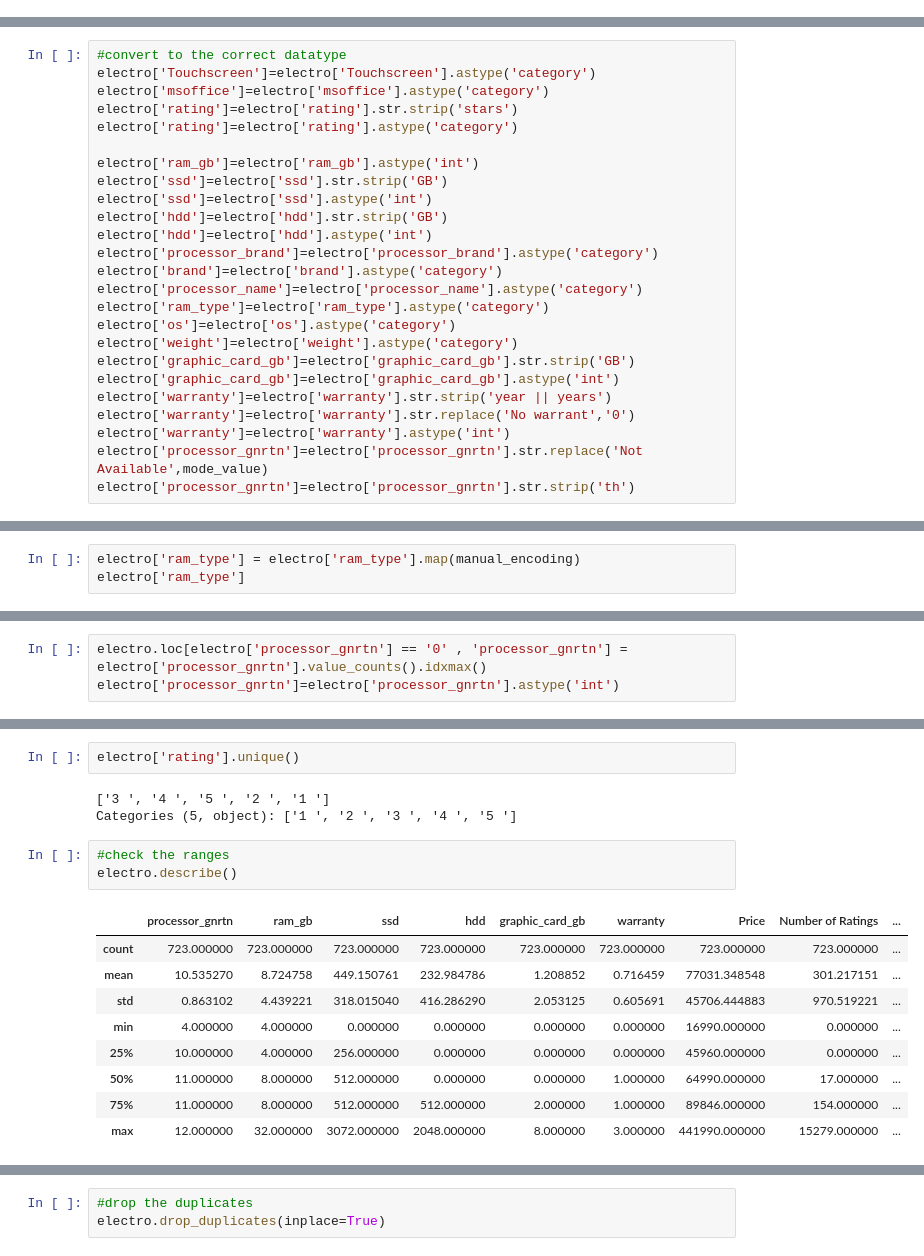
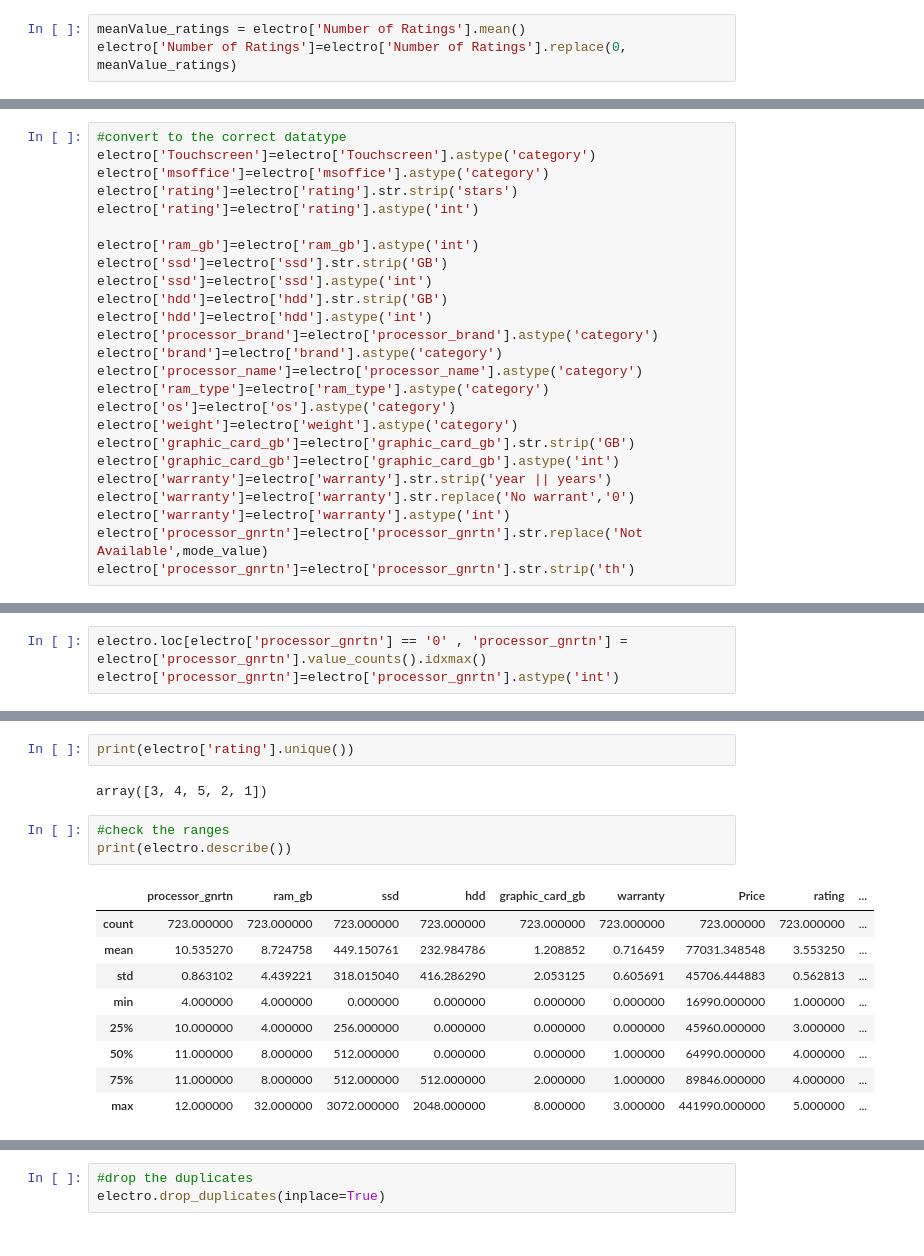
Before and after one commit to EsraaAlii/Electronic-Device-Rating-Prediction, a Jupyter notebook: electronics.ipynb, the cells around one changed output, grey strips where cells are left out. Cells and saved outputs as stored; diff of their text form.

```diff
--- a/electronics.ipynb
+++ b/electronics.ipynb
@@ -87,0 +61,3 @@ dtype: object
+# %%
+meanValue_ratings = electro['Number of Ratings'].mean()
+electro['Number of Ratings']=electro['Number of Ratings'].replace(0, meanValue_ratings)
@@ -96,7 +94,7 @@ print(mode_value)
 electro['Touchscreen']=electro['Touchscreen'].astype('category')
 electro['msoffice']=electro['msoffice'].astype('category')
 electro['rating']=electro['rating'].str.strip('stars')
-electro['rating']=electro['rating'].astype('category')
+electro['rating']=electro['rating'].astype('int')
 
 electro['ram_gb']=electro['ram_gb'].astype('int')
 electro['ssd']=electro['ssd'].str.strip('GB')
@@ -145,6 +143,3 @@ for category in electro['ram_type'].unique():
 print(manual_encoding)
 # %% [output]
 {'LPDDR4X': 4, 'LPDDR4': 3, 'DDR4': 2, 'DDR3': 0, 'DDR5': 5, 'LPDDR3': 1}
-# %%
-electro['ram_type'] = electro['ram_type'].map(manual_encoding)
-electro['ram_type']
@@ -196,23 +177,22 @@ electro['processor_gnrtn'].unique()
 # %% [output]
 array([11, 10,  8,  7, 12,  9,  4])
 # %%
-electro['rating'].unique()
+print(electro['rating'].unique())
 # %% [output]
-['3 ', '4 ', '5 ', '2 ', '1 ']
-Categories (5, object): ['1 ', '2 ', '3 ', '4 ', '5 ']
+array([3, 4, 5, 2, 1])
 # %%
 #check the ranges
-electro.describe()
+print(electro.describe())
 # %% [output]
-|  | processor_gnrtn | ram_gb | ssd | hdd | graphic_card_gb | warranty | Price | Number of Ratings | ... |
+|  | processor_gnrtn | ram_gb | ssd | hdd | graphic_card_gb | warranty | Price | rating | ... |
 | count | 723.000000 | 723.000000 | 723.000000 | 723.000000 | 723.000000 | 723.000000 | 723.000000 | 723.000000 | ... |
-| mean | 10.535270 | 8.724758 | 449.150761 | 232.984786 | 1.208852 | 0.716459 | 77031.348548 | 301.217151 | ... |
-| std | 0.863102 | 4.439221 | 318.015040 | 416.286290 | 2.053125 | 0.605691 | 45706.444883 | 970.519221 | ... |
-| min | 4.000000 | 4.000000 | 0.000000 | 0.000000 | 0.000000 | 0.000000 | 16990.000000 | 0.000000 | ... |
-| 25% | 10.000000 | 4.000000 | 256.000000 | 0.000000 | 0.000000 | 0.000000 | 45960.000000 | 0.000000 | ... |
-| 50% | 11.000000 | 8.000000 | 512.000000 | 0.000000 | 0.000000 | 1.000000 | 64990.000000 | 17.000000 | ... |
-| 75% | 11.000000 | 8.000000 | 512.000000 | 512.000000 | 2.000000 | 1.000000 | 89846.000000 | 154.000000 | ... |
-| max | 12.000000 | 32.000000 | 3072.000000 | 2048.000000 | 8.000000 | 3.000000 | 441990.000000 | 15279.000000 | ... |
+| mean | 10.535270 | 8.724758 | 449.150761 | 232.984786 | 1.208852 | 0.716459 | 77031.348548 | 3.553250 | ... |
+| std | 0.863102 | 4.439221 | 318.015040 | 416.286290 | 2.053125 | 0.605691 | 45706.444883 | 0.562813 | ... |
+| min | 4.000000 | 4.000000 | 0.000000 | 0.000000 | 0.000000 | 0.000000 | 16990.000000 | 1.000000 | ... |
+| 25% | 10.000000 | 4.000000 | 256.000000 | 0.000000 | 0.000000 | 0.000000 | 45960.000000 | 3.000000 | ... |
+| 50% | 11.000000 | 8.000000 | 512.000000 | 0.000000 | 0.000000 | 1.000000 | 64990.000000 | 4.000000 | ... |
+| 75% | 11.000000 | 8.000000 | 512.000000 | 512.000000 | 2.000000 | 1.000000 | 89846.000000 | 4.000000 | ... |
+| max | 12.000000 | 32.000000 | 3072.000000 | 2048.000000 | 8.000000 | 3.000000 | 441990.000000 | 5.000000 | ... |
 # %%
 #check for duplicates
 duplicates = electro.duplicated(keep=False)
```
Also changed, not shown: parts of 46 cells of this notebook.
